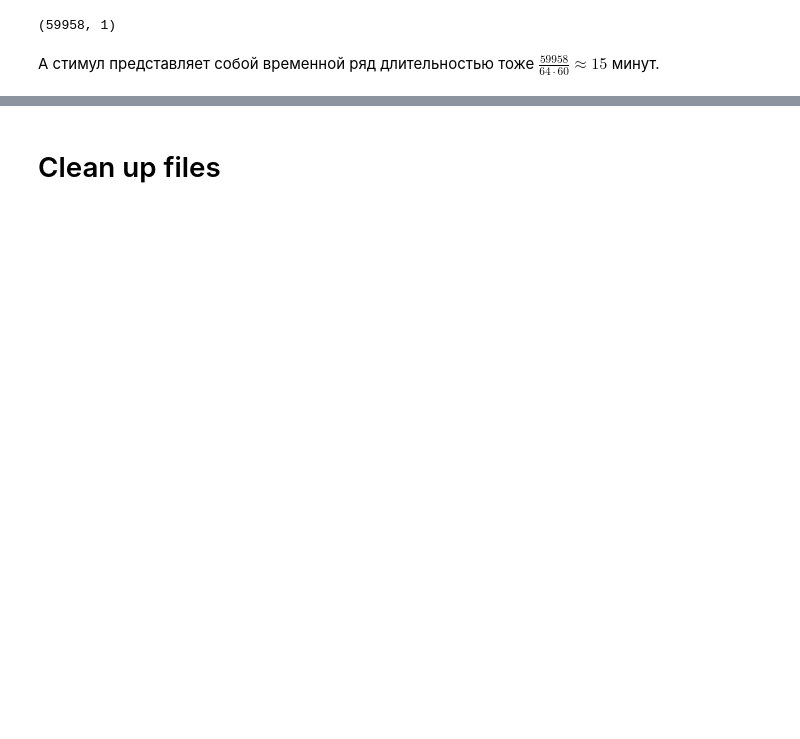
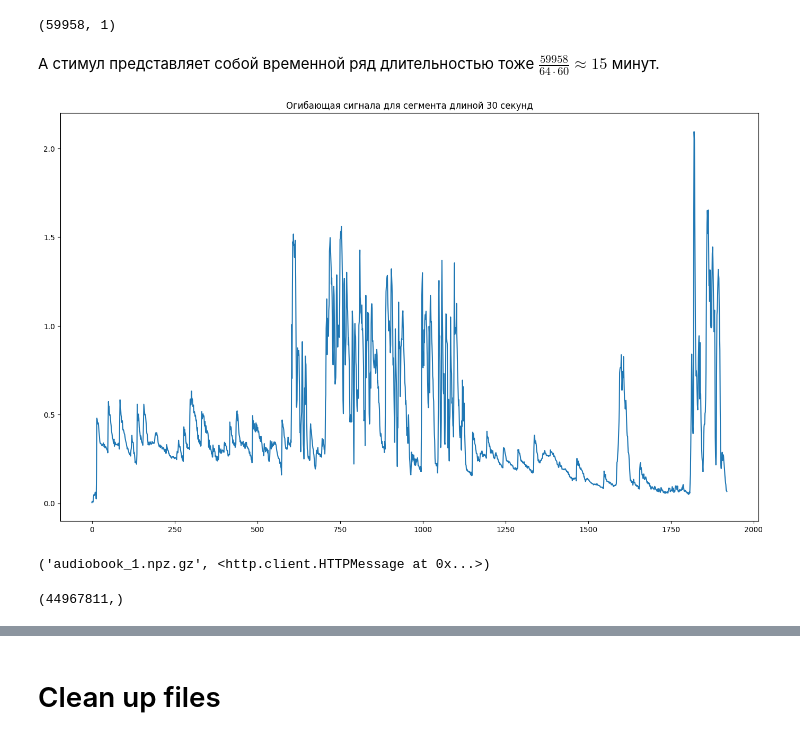
Before and after one commit to intsystems/2024-Project-154, a Jupyter notebook: dataset analysis/Dataset analysis.ipynb, the cells around one changed output, grey strips where cells are left out. Drawn from its saved outputs; the diff is of its cells as text; code cells hidden in the pictures; blank space fills up the shorter version.

```diff
--- a/dataset analysis/Dataset analysis.ipynb
+++ b/dataset analysis/Dataset analysis.ipynb
@@ -150,7 +150,7 @@ urllib.request.urlretrieve("https://rdr.kuleuven.be/api/access/datafile/137157?g
                            "audiobook_1_envelope.npy");
 # %%
 eeg = np.load("sub_001_audiobook_1_eeg.npy")
-stimulus = np.load("audiobook_1_envelope.npy")
+env_stim = np.load("audiobook_1_envelope.npy")
 # %%
 eeg
 # %% [output]
@@ -179,3 +189,23 @@ stimulus.shape
 (59958, 1)
 # %% [markdown]
 А стимул представляет собой временной ряд длительностью тоже $\frac{59958}{64 \cdot 60} \approx 15$ минут.
+# %%
+plt.figure(figsize=(17, 10))
+plt.title('Огибающая сигнала для сегмента длиной 30 секунд')
+plt.plot(np.arange(len(env_stim[:64*60//2])), env_stim[:64*60//2]);
+# %% [output]
+[figure, added]
+# %%
+# весит 70 Мб
+urllib.request.urlretrieve("https://rdr.kuleuven.be/api/access/datafile/37109?gbrecs=true",
+                           "audiobook_1.npz.gz")
+!gzip -d audiobook_1.npz.gz
+audiobook_1 = np.load("audiobook_1.npz")
+audio = audiobook_1['audio']
+fs = audiobook_1['fs'].item()
+# %% [output]
+('audiobook_1.npz.gz', <http.client.HTTPMessage at 0x...>)
+# %%
+audio.shape
+# %% [output]
+(44967811,)
```
Also changed, not shown: parts of 4 cells of this notebook.
